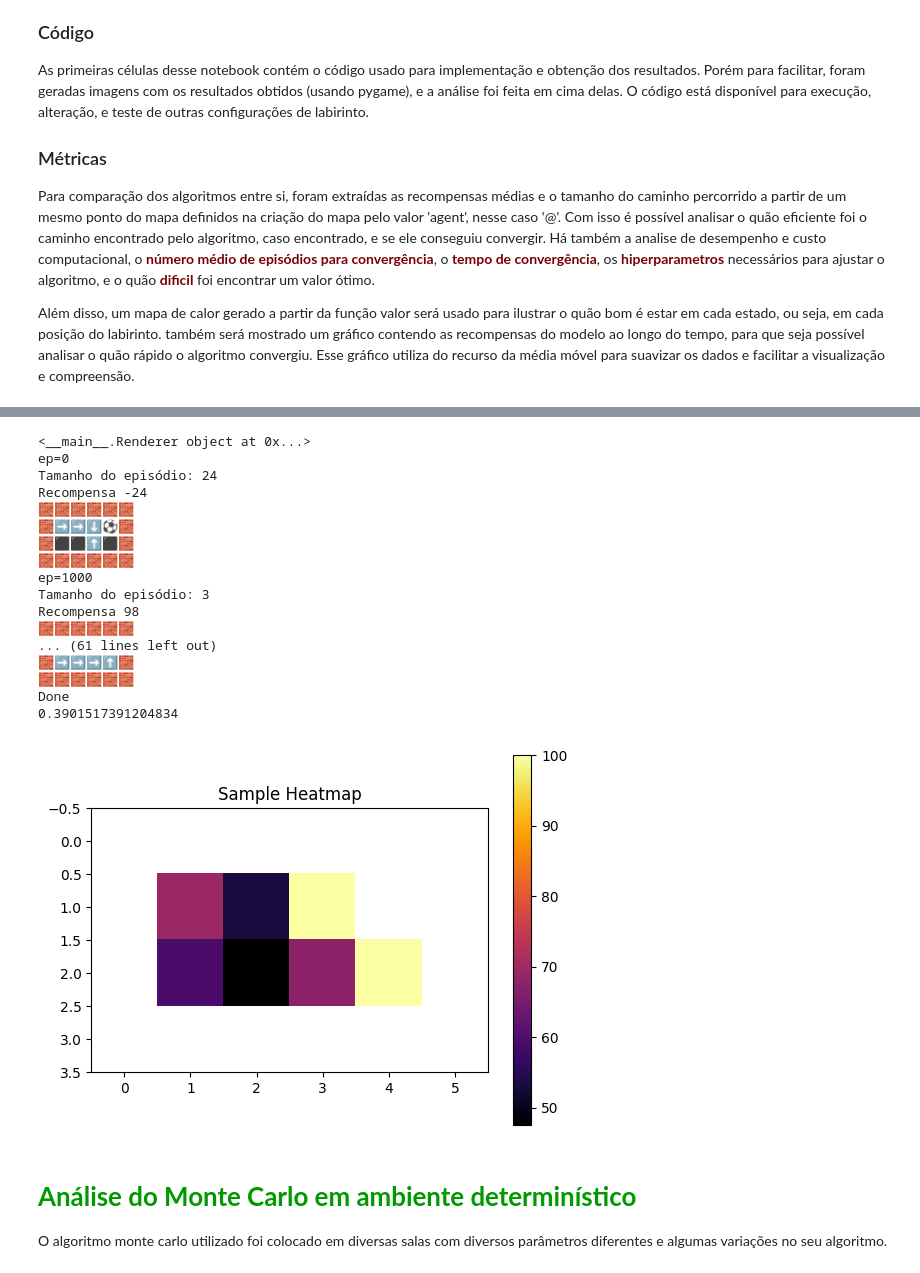
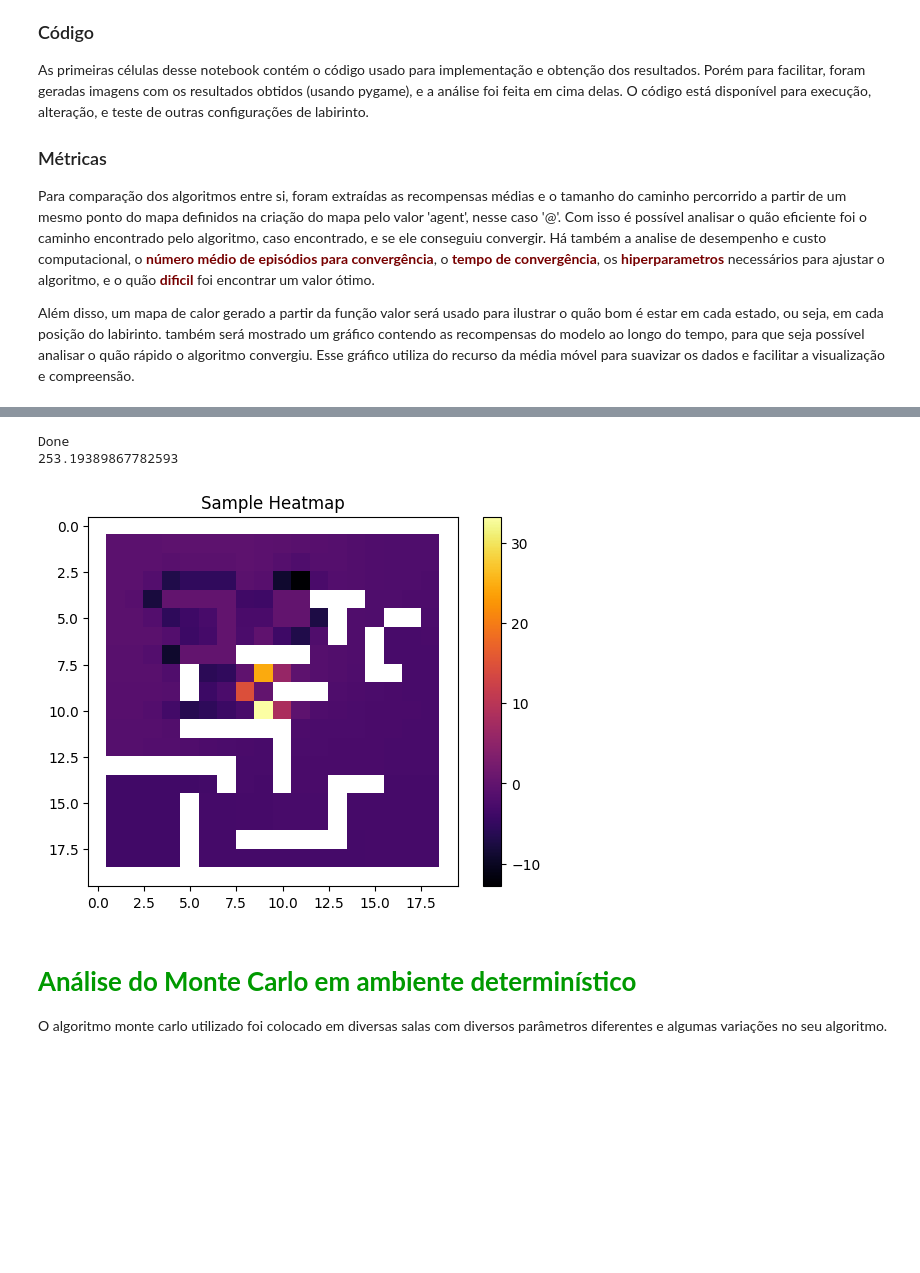
Before and after one commit to salocinrevenge/RLTroco, a Jupyter notebook: trabalho 1/notebook.ipynb, the cells around one changed output, grey strips where cells are left out. Drawn from its saved outputs; the diff is of its cells as text; code cells hidden in the pictures; blank space fills up the shorter version.

```diff
--- a/trabalho 1/notebook.ipynb
+++ b/trabalho 1/notebook.ipynb
@@ -132,20 +215,19 @@ class Agent():
     def action_idx(self, action: str):
         return self.actions.index(action)
 
-
     def startQ(self, shape, start_value = float("-inf")):
         """
         livroQ é uma lista de listas de dicionarios,
         ele armazena
 
         """
-        self.book_Q: list[list[dict]] = []
+        self.livro_Q: list[list[dict]] = []
         for i in range(shape[0]):
-            self.book_Q.append([])
+            self.livro_Q.append([])
             for _ in range(shape[1]):
-                self.book_Q[i].append(dict())
-                for action in self.actions:
-                    self.book_Q[i][-1][action] = start_value
+                self.livro_Q[i].append(dict())
+                for acao in self.actions:
+                    self.livro_Q[i][-1][acao] = start_value
 
     def startV(self, shape):
         """
@@ -162,7 +244,7 @@ class Agent():
 
     def startPolicy(self, shape, randomPolicy):
         """
-        A policy é uma matriz de caracteres que guarda a action principal
+        A policy é uma matriz de caracteres que guarda a acao principal
         a ser tomada ate o momento
 
         """
@@ -177,23 +259,24 @@ class Agent():
                     self.policy[i].append(random.choice(self.actions))
                 else:
                     self.policy[i].append(self.actions[0])
+
         if self.display:
-            self.render = Renderer(self, self.policy, "Agente")
+            self.render = self.environment.render.addConteudo(self.policy)
 
     def startReturns(self, shape):
         """
-        returns é uma colecao de pares state action guardando um
-        dicionario para armazenar o valor maximo de rewards obtidos,
-        o numero de vezes que o par state action foi visitado e o ultimo
-        episodio em que o par state action foi visitado
+        returns é uma colecao de pares estado acao guardando um
+        dicionario para armazenar o valor maximo de reforcos obtidos,
+        o numero de vezes que o par estado acao foi visitado e o ultimo
+        episodio em que o par estado acao foi visitado
         """
         self.returns: list[list[dict]] = []
         for i in range(shape[0]):
             self.returns.append([])
             for j in range(shape[1]):
                 self.returns[i].append(dict())
-                for action in self.actions:
-                    self.returns[i][j][action] = {"value": 0, "count": 0, "lastEpisode": 0}
+                for acao in self.actions:
+                    self.returns[i][j][acao] = {"value": 0, "count": 0, "lastEpisode": 0}
 
     def setEnvironment(self, environment):
         self.environment = environment
@@ -642,35 +879,20 @@ class Environment:
 # %%
-learning_strategy = MonteCarlo()
-environment = Environment('./2.txt', True)
-agent = environment.getAgent()
+learning_strategy = SARSA(0.1)
+environment = Environment('salas/salaA.txt', True, display=False)
+agent = Agent(x=0, y=0, environment=environment, display=environment.display)
+environment.agent = agent
 learning_strategy.setup(environment, agent)
 
-learning_strategy.train(10000, exploration_chance=0.5)
-agent.render.show()
+learning_strategy.train(10000, exploration_chance=0.5, display=False, appx=False)
+#agent.render.show()
 print("Done")
 print(sum(learning_strategy.time))
+
+Renderer.create_heatmap(learning_strategy.agent.book_V, cmap='inferno', title='Sample Heatmap')
 # %% [output]
-<__main__.Renderer object at 0x...>
-ep=0
-Tamanho do episódio: 24
-Recompensa -24
-🧱🧱🧱🧱🧱🧱
-🧱➡️➡️⬇️⚽🧱
-🧱⬛⬛⬆️⬛🧱
-🧱🧱🧱🧱🧱🧱
-ep=1000
-Tamanho do episódio: 3
-Recompensa 98
-🧱🧱🧱🧱🧱🧱
-... (61 lines left out)
-🧱➡️➡️➡️⬆️🧱
-🧱🧱🧱🧱🧱🧱
 Done
-0.3901517391204834
+253.19389867782593
+[figure, added]
-# %%
-Renderer.create_heatmap(learning_strategy.agent.book_V, cmap='inferno', title='Sample Heatmap')
-# %% [output]
-[figure, removed]
 # %% [markdown]
 # <b style="color:#009900">Análise do Monte Carlo em ambiente determinístico</b>
 
```
Also changed, not shown: parts of 10 cells of this notebook, 13 other files.
